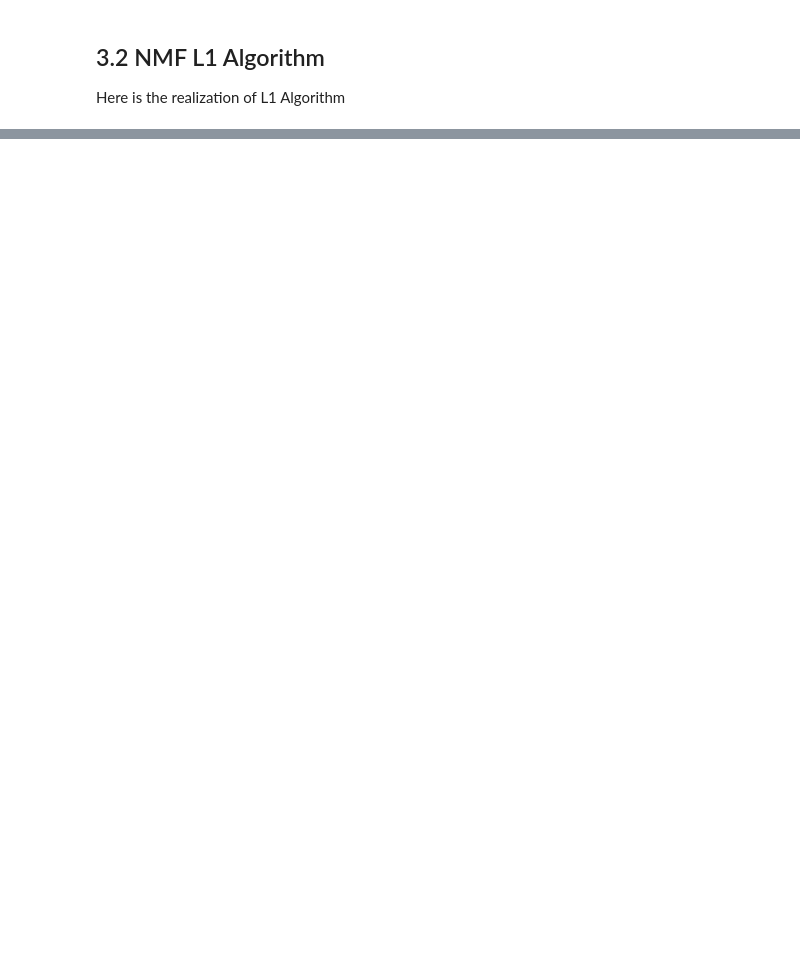
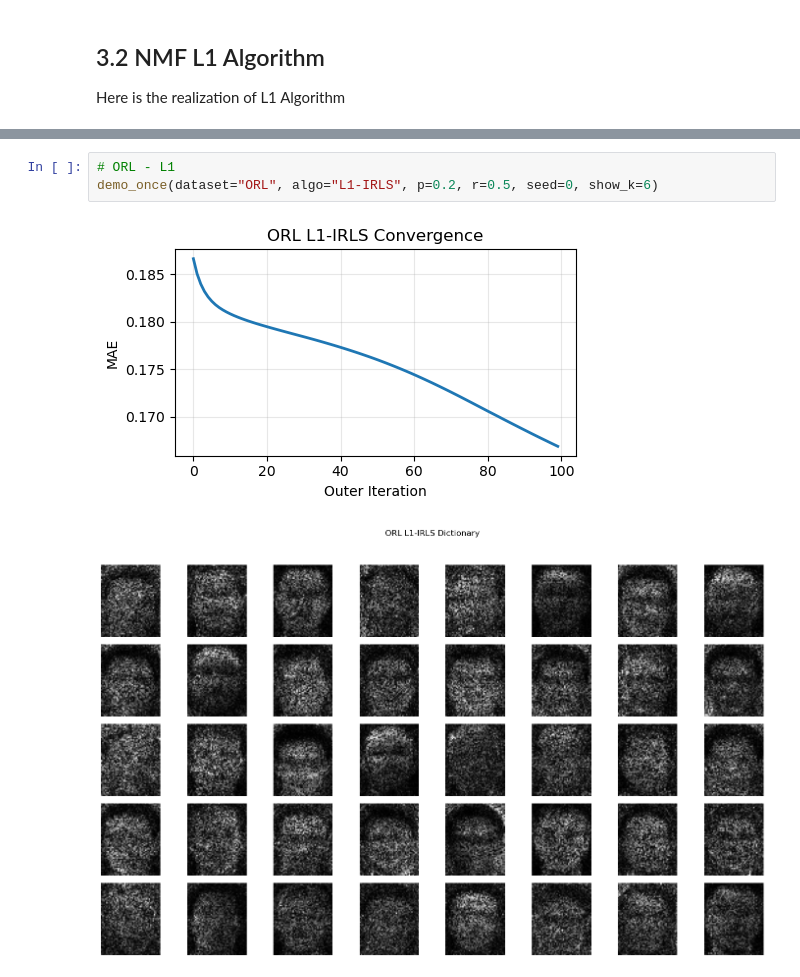
Before and after one commit to Loki4099/COMP5328, a Jupyter notebook: assignment1.ipynb, the cells around one changed output, grey strips where cells are left out. Saved outputs shown, nothing was run; the diff lists cells and outputs as text; blank space fills up the shorter version.

```diff
--- a/assignment1.ipynb
+++ b/assignment1.ipynb
@@ -427,0 +770,6 @@ except Exception as e:
+# %%
+# ORL - L1
+demo_once(dataset="ORL", algo="L1-IRLS", p=0.2, r=0.5, seed=0, show_k=6)
+# %% [output]
+[figure, added]
+[figure, added]
```
Also changed, not shown: parts of 52 cells of this notebook.
